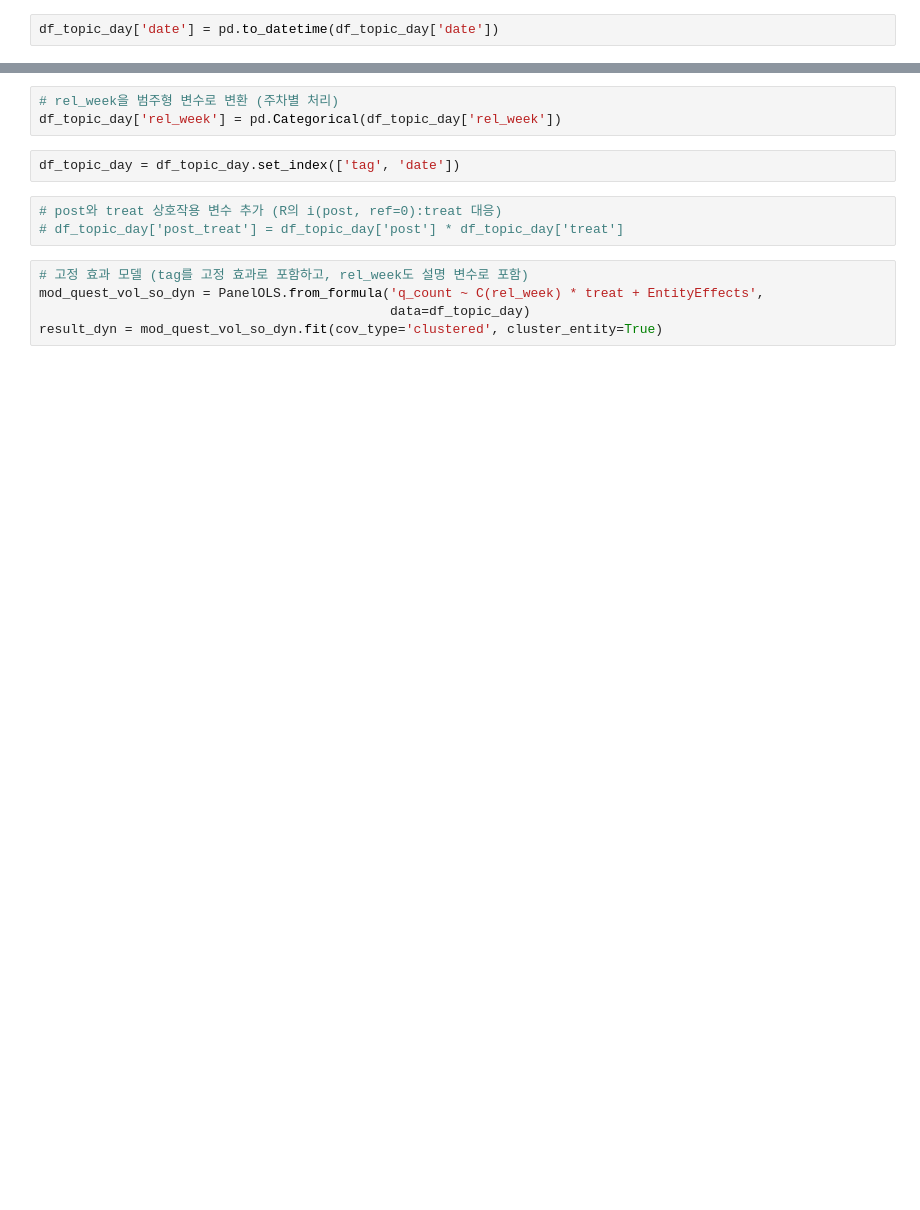
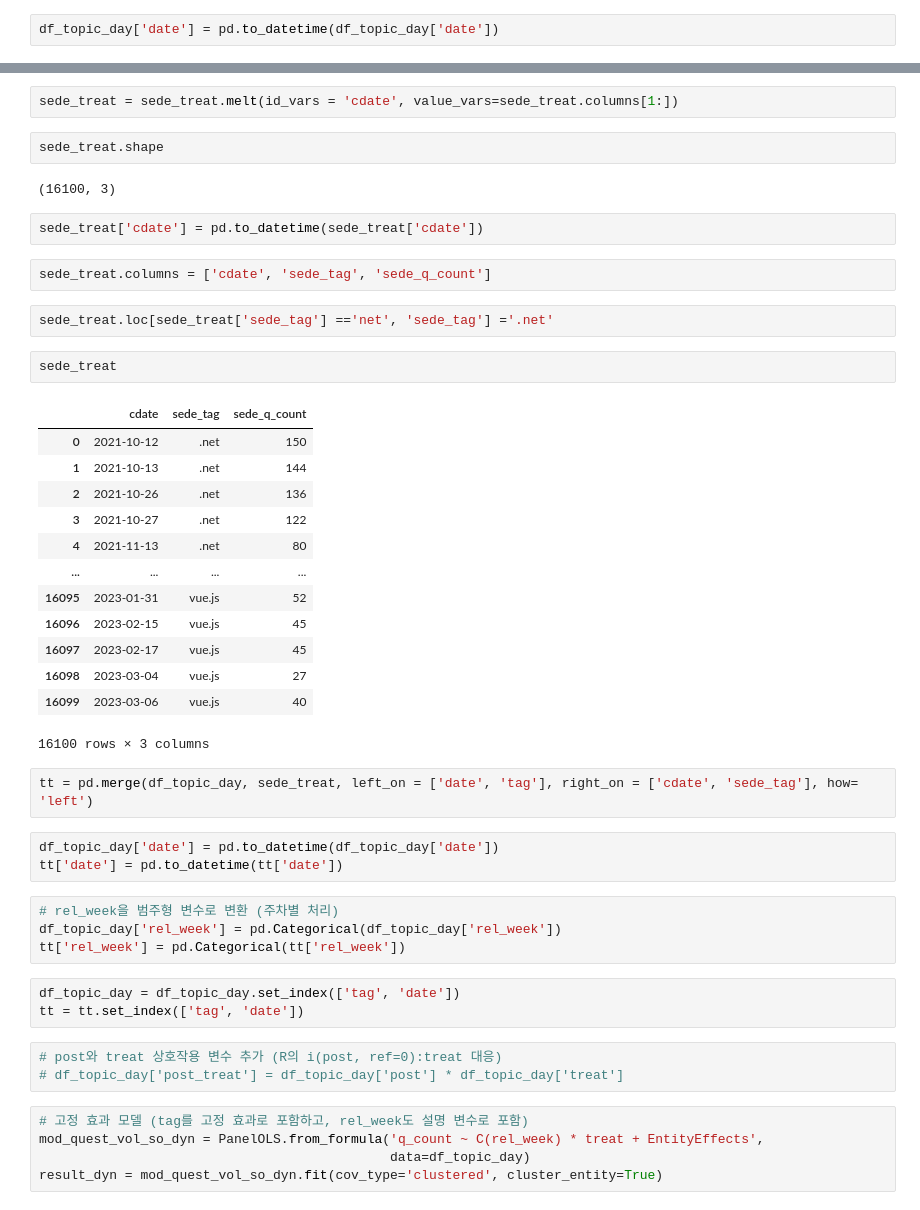
Before and after one commit to boysbeanxious/stackoverflow_src, a Jupyter notebook: DA/5_content_volumn.ipynb, the cells around one changed output, grey strips where cells are left out. Drawn from its saved outputs; the diff is of its cells as text; blank space fills up the shorter version.

```diff
--- a/DA/5_content_volumn.ipynb
+++ b/DA/5_content_volumn.ipynb
@@ -116,8 +158,43 @@ df_topic_day['date'] = pd.to_datetime(df_topic_day['date'])
+# %%
+sede_treat = sede_treat.melt(id_vars = 'cdate', value_vars=sede_treat.columns[1:])
+# %%
+sede_treat.shape
+# %% [output]
+(16100, 3)
+# %%
+sede_treat['cdate'] = pd.to_datetime(sede_treat['cdate'])
+# %%
+sede_treat.columns = ['cdate', 'sede_tag', 'sede_q_count']
+# %%
+sede_treat.loc[sede_treat['sede_tag'] =='net', 'sede_tag'] ='.net'
+# %%
+sede_treat
+# %% [output]
+|  | cdate | sede_tag | sede_q_count |
+| 0 | 2021-10-12 | .net | 150 |
+| 1 | 2021-10-13 | .net | 144 |
+| 2 | 2021-10-26 | .net | 136 |
+| 3 | 2021-10-27 | .net | 122 |
+| 4 | 2021-11-13 | .net | 80 |
+| ... | ... | ... | ... |
+| 16095 | 2023-01-31 | vue.js | 52 |
+| 16096 | 2023-02-15 | vue.js | 45 |
+| 16097 | 2023-02-17 | vue.js | 45 |
+| 16098 | 2023-03-04 | vue.js | 27 |
+| 16099 | 2023-03-06 | vue.js | 40 |
+16100 rows × 3 columns
+# %%
+tt = pd.merge(df_topic_day, sede_treat, left_on = ['date', 'tag'], right_on = ['cdate', 'sede_tag'], how= 'left')
+# %%
+df_topic_day['date'] = pd.to_datetime(df_topic_day['date'])
+tt['date'] = pd.to_datetime(tt['date'])
 # %%
 # rel_week을 범주형 변수로 변환 (주차별 처리)
 df_topic_day['rel_week'] = pd.Categorical(df_topic_day['rel_week'])
+tt['rel_week'] = pd.Categorical(tt['rel_week'])
 # %%
 df_topic_day = df_topic_day.set_index(['tag', 'date'])
+tt = tt.set_index(['tag', 'date'])
 # %%
 # post와 treat 상호작용 변수 추가 (R의 i(post, ref=0):treat 대응)
 # df_topic_day['post_treat'] = df_topic_day['post'] * df_topic_day['treat']
```
Also changed, not shown: parts of 41 cells of this notebook, 1 other file.
